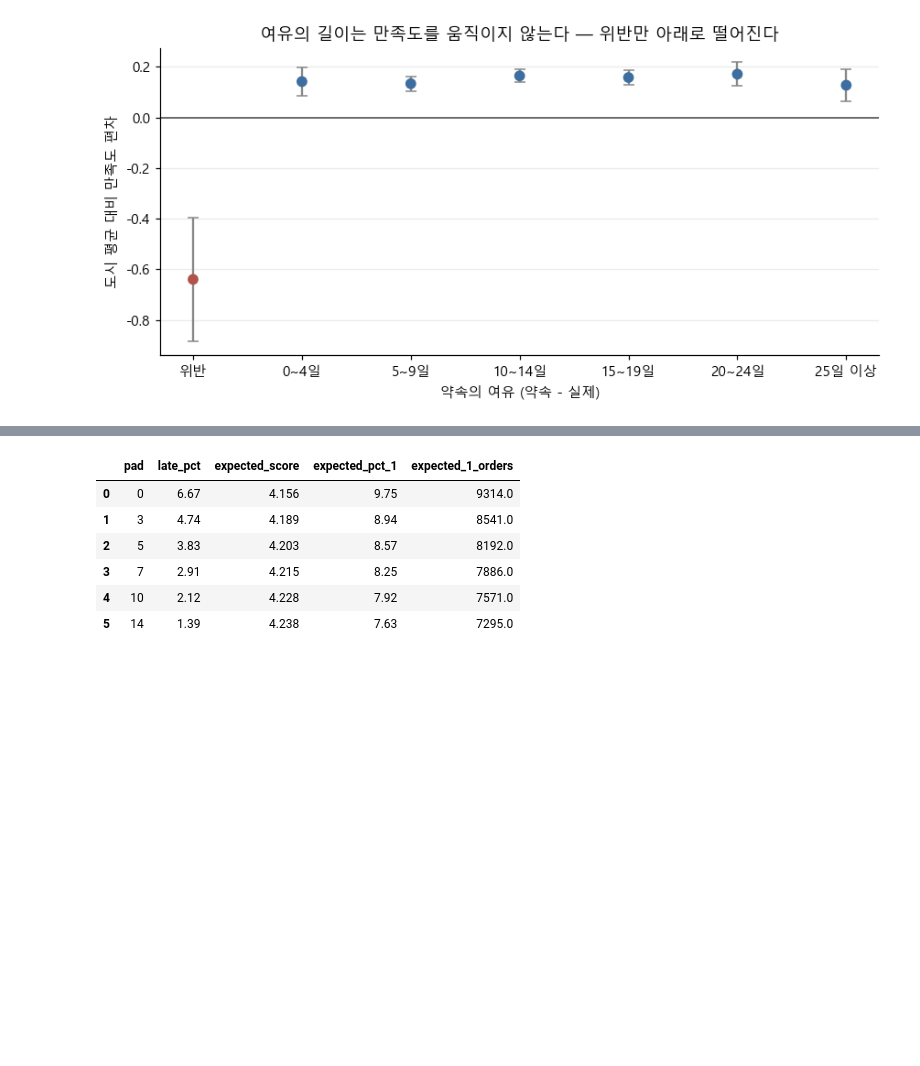
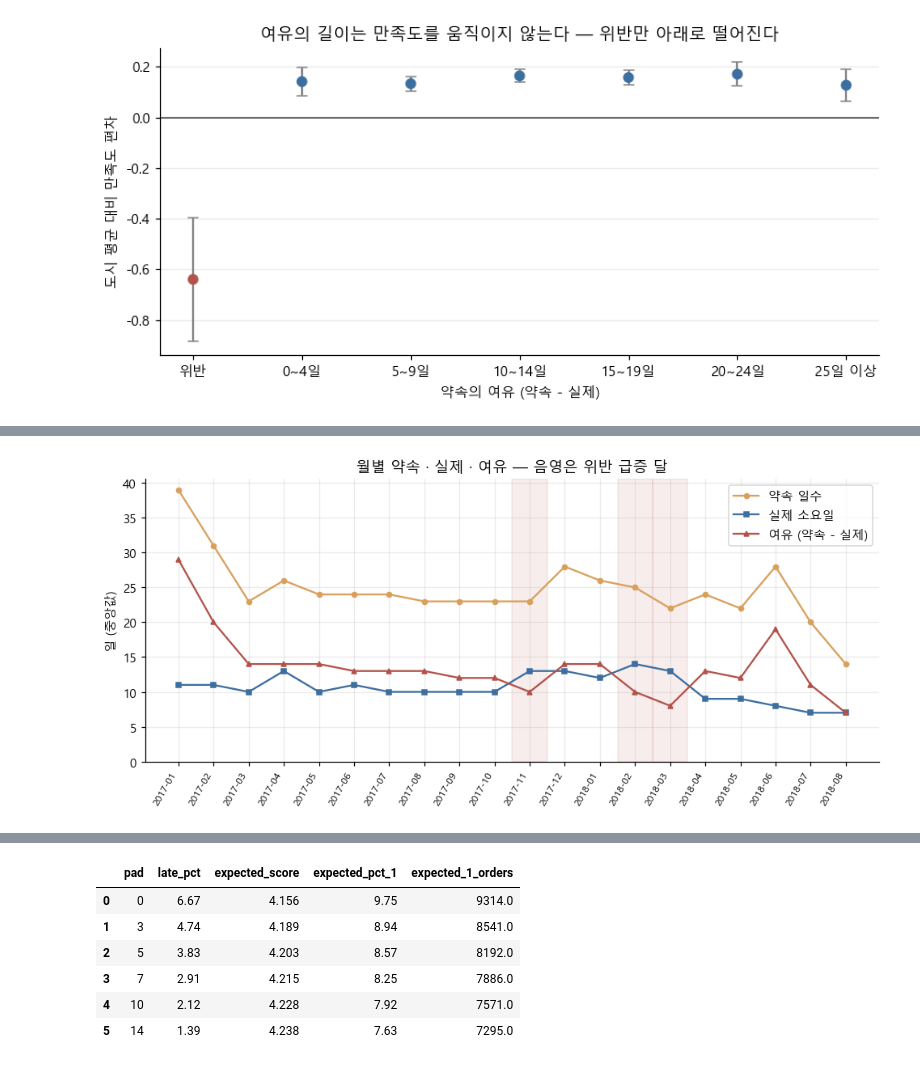
Before and after one commit to wlstjd1011/Olist-data-analyze, a Jupyter notebook: notebooks/06_delivery_expectation.ipynb, the cells around one changed output, grey strips where cells are left out. Saved outputs shown, nothing was run; the diff lists cells and outputs as text; code cells hidden in the pictures; blank space fills up the shorter version.

```diff
--- a/notebooks/06_delivery_expectation.ipynb
+++ b/notebooks/06_delivery_expectation.ipynb
@@ -1233,0 +1739,34 @@ plt.show()
+# %%
+df = con.execute("""
+SELECT month,
+       period,
+       MEDIAN(date_diff('day', order_purchase_timestamp,
+                               order_estimated_delivery_date)) AS promise_days,
+       MEDIAN(delivery_days)                                   AS actual_days,
+       MEDIAN(-days_vs_promise)                                AS slack_days
+FROM delivery_period
+GROUP BY month, period
+ORDER BY month
+""").df()
+
+fig, ax = plt.subplots(figsize=(9, 4.2))
+
+for i, m in enumerate(df.month):
+    if df.period.iloc[i] == '1. 급증 달':
+        ax.axvspan(i - 0.5, i + 0.5, color='#B3524B', alpha=0.10)
+
+xs = range(len(df))
+ax.plot(xs, df.promise_days, marker='o', ms=4, color=MID,  label='약속 일수')
+ax.plot(xs, df.actual_days,  marker='s', ms=4, color=FAST, label='실제 소요일')
+ax.plot(xs, df.slack_days,   marker='^', ms=4, color=SLOW, label='여유 (약속 - 실제)')
+
+ax.set_xticks(list(xs))
+ax.set_xticklabels(df.month, rotation=60, ha='right', fontsize=8)
+ax.set_ylabel('일 (중앙값)')
+ax.set_title('월별 약속 · 실제 · 여유 — 음영은 위반 급증 달')
+ax.set_ylim(0, None)
+ax.legend(loc='upper right')
+plt.tight_layout()
+plt.show()
+# %% [output]
+[figure, added]
```
Also changed, not shown: parts of 38 cells of this notebook, 2 other files.
